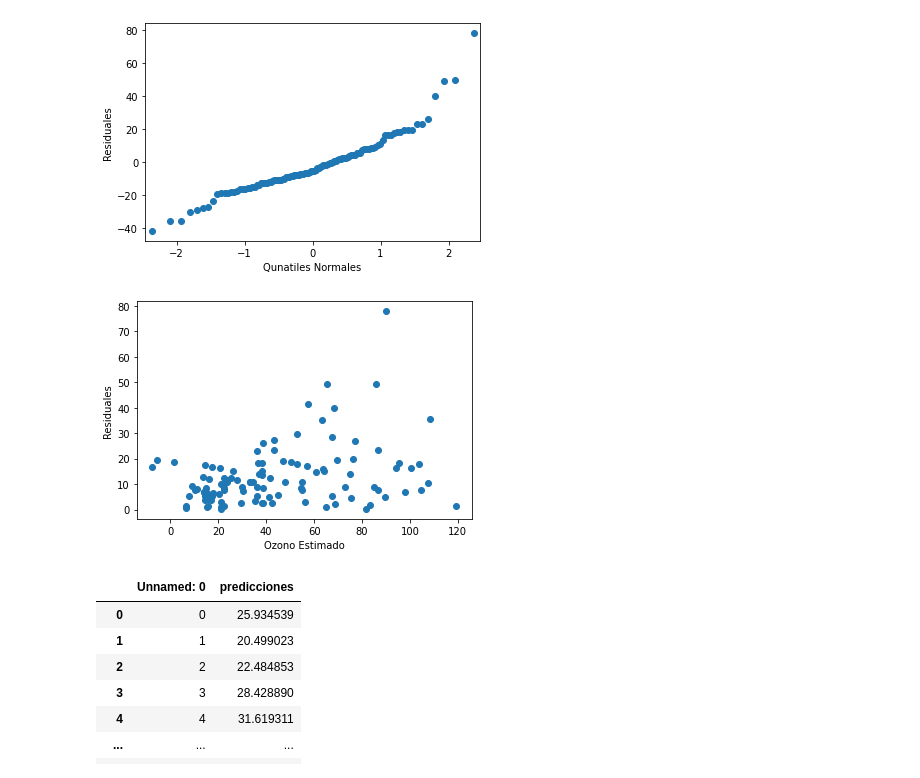
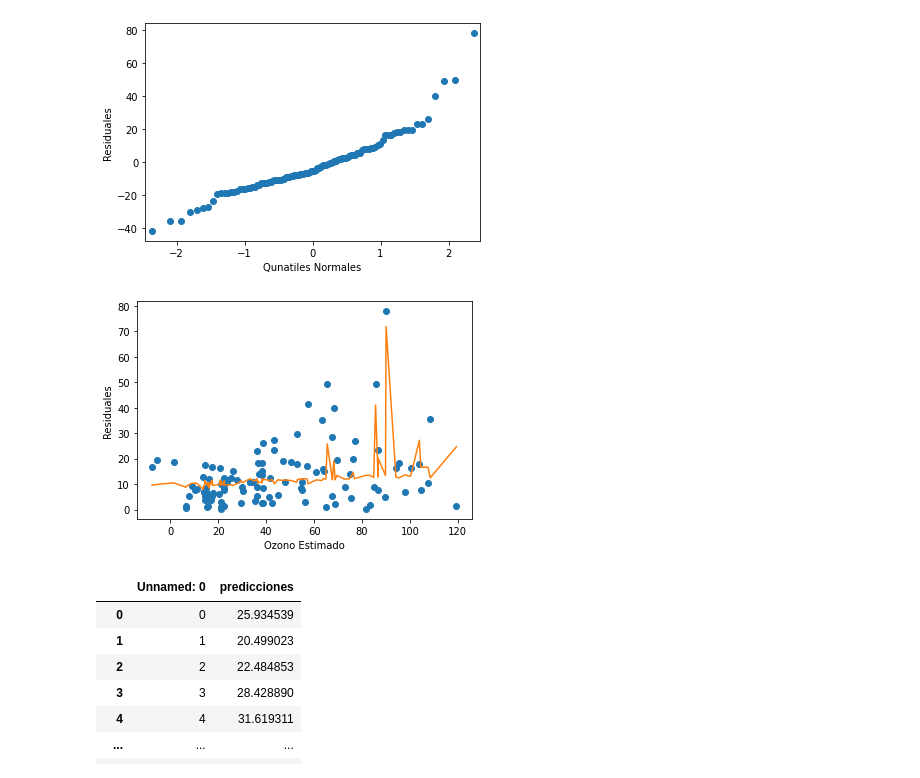
Before and after one commit to maltenzo/Tp3-Metodos, a Jupyter notebook: Implementacion.ipynb, the cells around one changed output. Saved outputs shown, nothing was run; the diff lists cells and outputs as text; code cells hidden in the pictures.

```diff
--- a/Implementacion.ipynb
+++ b/Implementacion.ipynb
@@ -238,4 +239,9 @@ residuales_abs_ozono = pd.DataFrame({'residuales' : diferencia_abs_ozono})
 residuales_abs_ozono_Path = './Resultados/f=.4-lineal-residuales.csv'
 residuales_abs_ozono.to_csv(residuales_abs_ozono_Path)
 resultadosResidualesPunto66Path = './Resultados/f=.66-lineal-residuales.csv'
-estimarLoess(residuales_abs_ozono_Path, (1), ozonoPath, resultadosResidualesPunto66Path, 2/3, 1)
+estimarLoess(ozonoPath, (1), residuales_abs_ozono_Path, resultadosResidualesPunto66Path, 2/3, 1)
+
+residuales_estimados = np.genfromtxt(resultadosResidualesPunto66Path, delimiter=",", skip_header=1, usecols=(1))
+
+residuales_contra_ozono_estimado = pd.DataFrame({'Ozono' : ozono_estimado, 'Residuales' : residuales_estimados})
+residuales_contra_ozono_estimado = residuales_contra_ozono_estimado.sort_values(by='Ozono')
@@ -256,13 +260,14 @@ plt.savefig('./images/Residuales-contra-quantiles-f=punto4.svg')
 # %% [output]
 [figure]
 # %%
-
+residuales_contra_ozono_estimado
 fig = plt.plot(ozono_estimado, diferencia_abs_ozono, 'o')
+plt.plot(residuales_contra_ozono_estimado.Ozono, residuales_contra_ozono_estimado.Residuales)
 plt.xlabel('Ozono Estimado')
 plt.ylabel('Residuales')
 plt.savefig('./images/Residuales-contra-ozono-f=punto4.svg')
 # %% [output]
-[figure, old version]
+[figure, new version]
 # %%
 df = pd.read_csv("dataset.csv")
 def graficarDatosBrutos(xlabel, ylabel):
```
Also changed, not shown: parts of 4 cells of this notebook, 5 other files.
